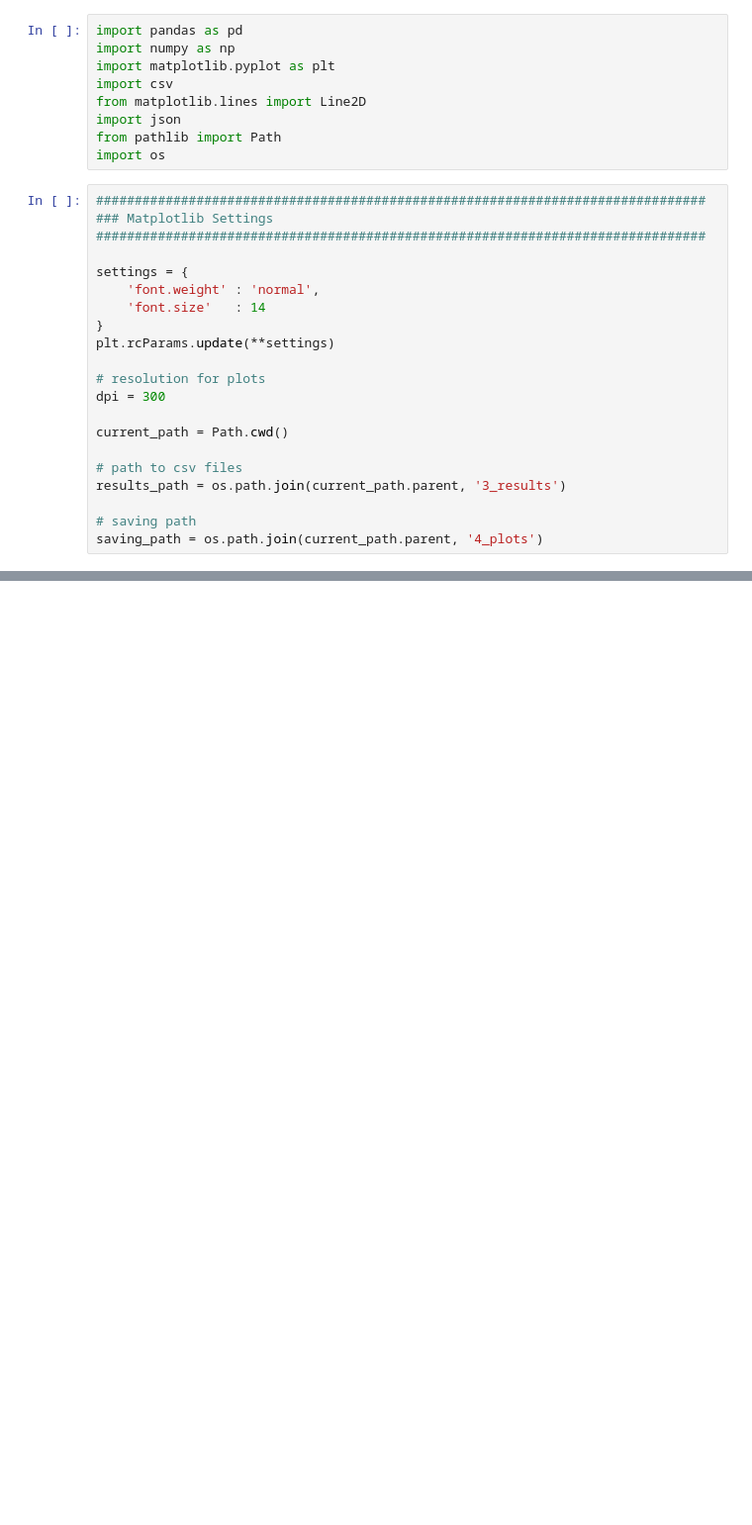
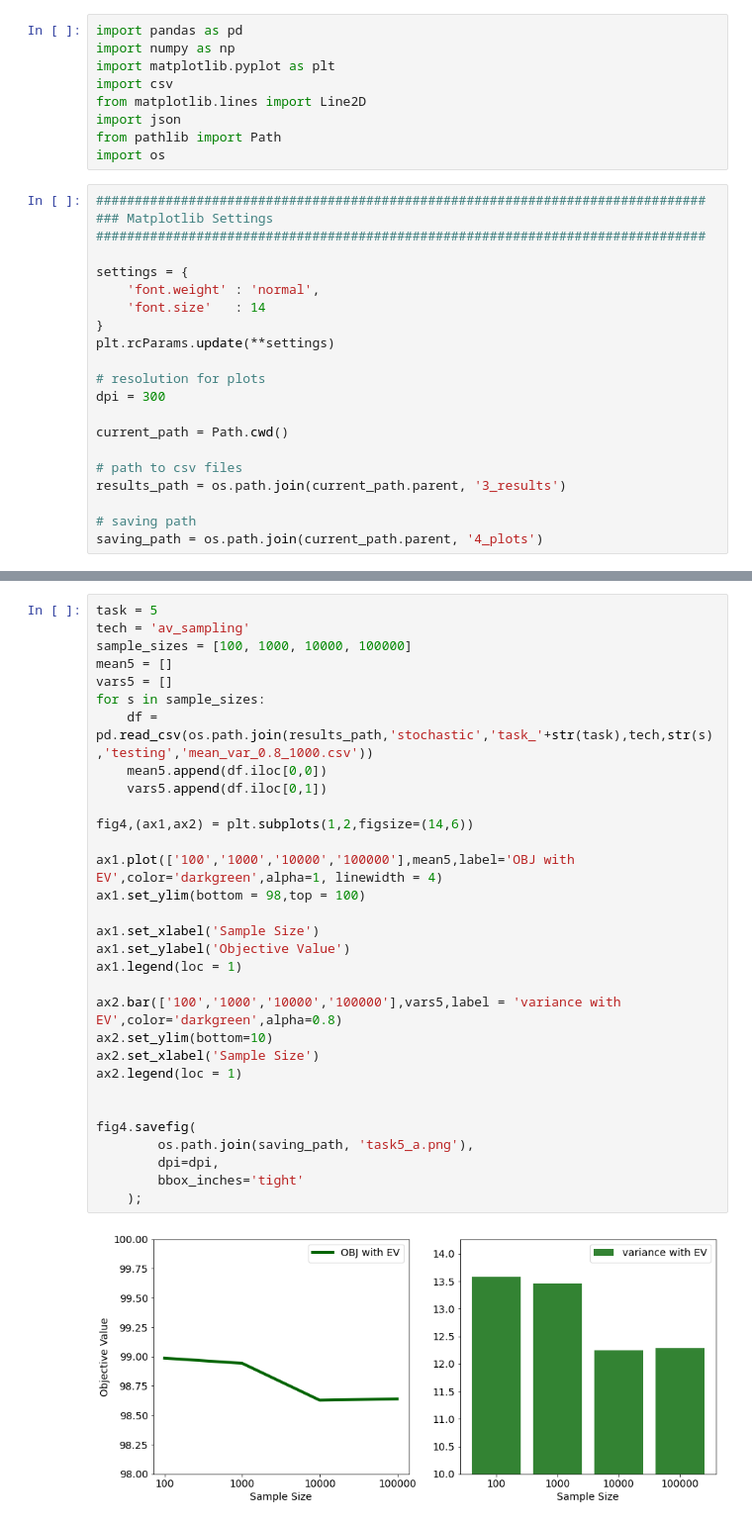
Before and after one commit to rockstaedt/ses_opt, a Jupyter notebook: Milestone_4/2_src/comp_time_plot.ipynb, the cells around one changed output, grey strips where cells are left out. Shown: that part at 99% size. Drawn from its saved outputs; the diff is of its cells as text; blank space fills up the shorter version.

```diff
--- a/Milestone_4/2_src/comp_time_plot.ipynb
+++ b/Milestone_4/2_src/comp_time_plot.ipynb
@@ -183,0 +187,33 @@ plt.xticks(charges);
+# %%
+task = 5
+tech = 'av_sampling'
+sample_sizes = [100, 1000, 10000, 100000]
+mean5 = []
+vars5 = []
+for s in sample_sizes:
+    df = pd.read_csv(os.path.join(results_path,'stochastic','task_'+str(task),tech,str(s),'testing','mean_var_0.8_1000.csv'))
+    mean5.append(df.iloc[0,0])
+    vars5.append(df.iloc[0,1])
+
+fig4,(ax1,ax2) = plt.subplots(1,2,figsize=(14,6))
+
+ax1.plot(['100','1000','10000','100000'],mean5,label='OBJ with EV',color='darkgreen',alpha=1, linewidth = 4)
+ax1.set_ylim(bottom = 98,top = 100)
+
+ax1.set_xlabel('Sample Size')
+ax1.set_ylabel('Objective Value')
+ax1.legend(loc = 1)
+
+ax2.bar(['100','1000','10000','100000'],vars5,label = 'variance with EV',color='darkgreen',alpha=0.8)
+ax2.set_ylim(bottom=10)
+ax2.set_xlabel('Sample Size')
+ax2.legend(loc = 1)
+
+
+fig4.savefig(
+        os.path.join(saving_path, 'task5_a.png'),
+        dpi=dpi,
+        bbox_inches='tight'
+    );
+# %% [output]
+[figure, added]
```
Also changed, not shown: parts of 13 cells of this notebook, 3 other files.
